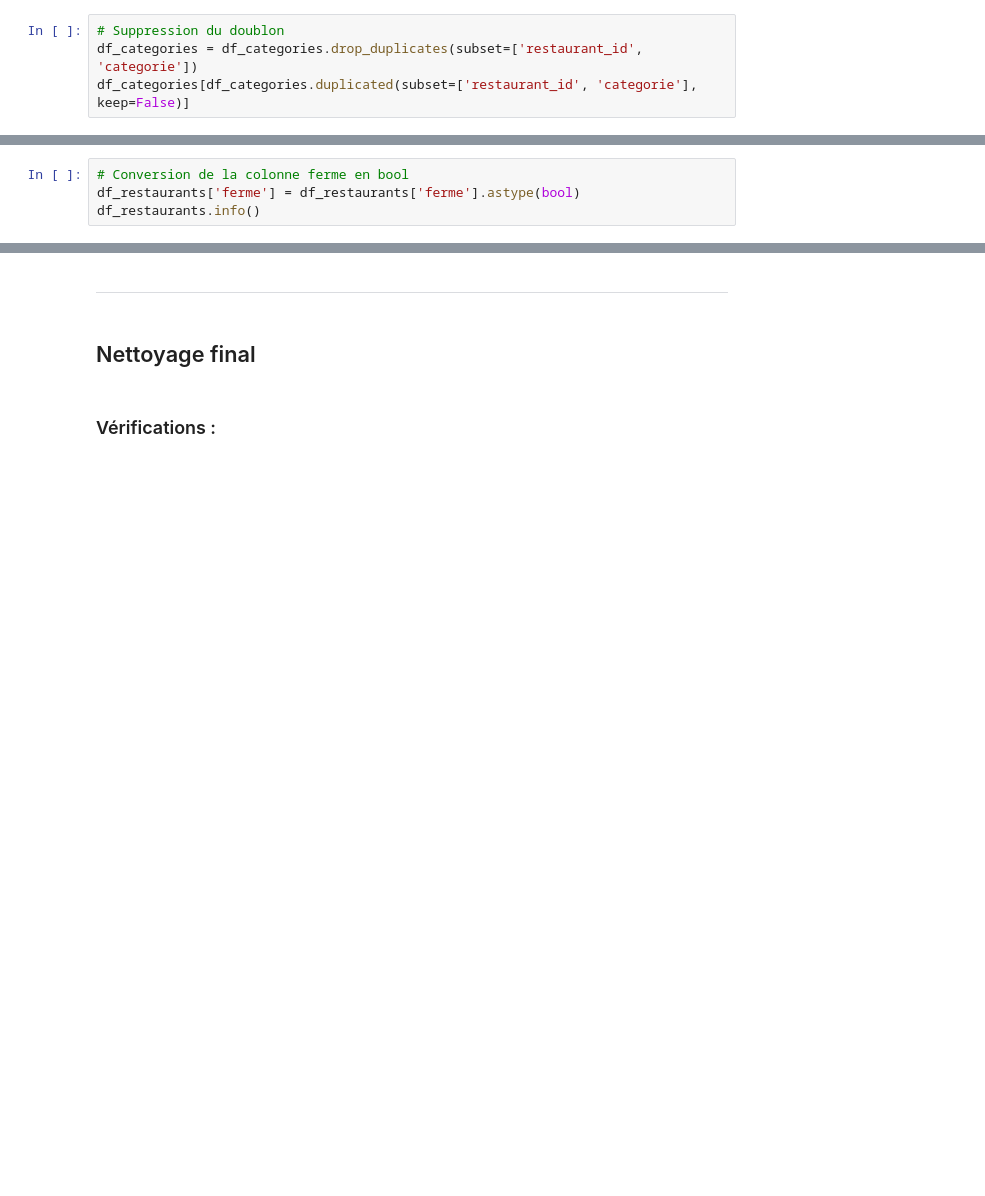
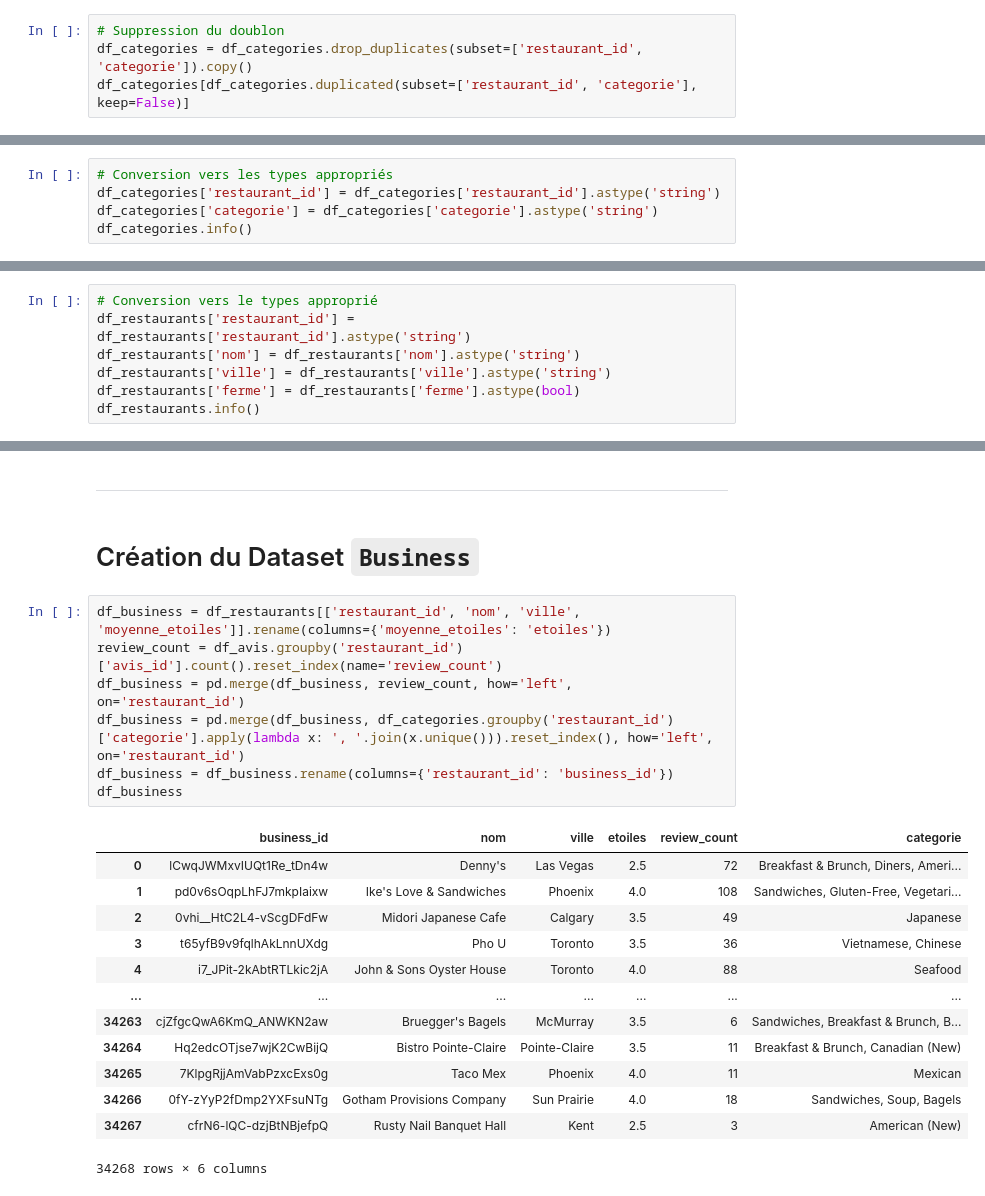
Before and after one commit to Marc-AntoineMercier/420-514-MV-TP03, a Jupyter notebook: nettoyage.ipynb, the cells around one changed output, grey strips where cells are left out. Cells and saved outputs as stored; diff of their text form; blank space fills up the shorter version.

Commit message:
Peaufinage des nettoyags | Création df_business

```diff
--- a/nettoyage.ipynb
+++ b/nettoyage.ipynb
@@ -262,7 +265,12 @@ df_categories[(df_categories['categorie'] == '') | (df_categories['restaurant_id
 ### Nettoyage :
 # %%
 # Suppression du doublon
-df_categories = df_categories.drop_duplicates(subset=['restaurant_id', 'categorie'])
+df_categories = df_categories.drop_duplicates(subset=['restaurant_id', 'categorie']).copy()
 df_categories[df_categories.duplicated(subset=['restaurant_id', 'categorie'], keep=False)]
 # %% [output]
 |  | restaurant_id | categorie |
+# %%
+# Conversion vers les types appropriés
+df_categories['restaurant_id'] = df_categories['restaurant_id'].astype('string')
+df_categories['categorie'] = df_categories['categorie'].astype('string')
+df_categories.info()
@@ -782,6 +826,9 @@ df_restaurants[(df_restaurants['moyenne_etoiles'] < 1.0) | (df_restaurants['moye
 df_restaurants = df_restaurants.drop(columns=['zone'])
 # %%
-# Conversion de la colonne ferme en bool
+# Conversion vers le types approprié
+df_restaurants['restaurant_id'] = df_restaurants['restaurant_id'].astype('string')
+df_restaurants['nom'] = df_restaurants['nom'].astype('string')
+df_restaurants['ville'] = df_restaurants['ville'].astype('string')
 df_restaurants['ferme'] = df_restaurants['ferme'].astype(bool)
 df_restaurants.info()
 # %% [output]
@@ -1060,7 +1110,26 @@ df_utilisateurs
 748247 rows × 5 columns
 # %% [markdown]
 ---
-# %% [markdown]
-## Nettoyage final
-# %% [markdown]
-### Vérifications :
+# %% [markdown]
+# Création du Dataset `Business`
+# %%
+df_business = df_restaurants[['restaurant_id', 'nom', 'ville', 'moyenne_etoiles']].rename(columns={'moyenne_etoiles': 'etoiles'})
+review_count = df_avis.groupby('restaurant_id')['avis_id'].count().reset_index(name='review_count')
+df_business = pd.merge(df_business, review_count, how='left', on='restaurant_id')
+df_business = pd.merge(df_business, df_categories.groupby('restaurant_id')['categorie'].apply(lambda x: ', '.join(x.unique())).reset_index(), how='left', on='restaurant_id')
+df_business = df_business.rename(columns={'restaurant_id': 'business_id'})
+df_business
+# %% [output]
+|  | business_id | nom | ville | etoiles | review_count | categorie |
+| 0 | lCwqJWMxvIUQt1Re_tDn4w | Denny's | Las Vegas | 2.5 | 72 | Breakfast & Brunch, Diners, Ameri... |
+| 1 | pd0v6sOqpLhFJ7mkpIaixw | Ike's Love & Sandwiches | Phoenix | 4.0 | 108 | Sandwiches, Gluten-Free, Vegetari... |
+| 2 | 0vhi__HtC2L4-vScgDFdFw | Midori Japanese Cafe | Calgary | 3.5 | 49 | Japanese |
+| 3 | t65yfB9v9fqlhAkLnnUXdg | Pho U | Toronto | 3.5 | 36 | Vietnamese, Chinese |
+| 4 | i7_JPit-2kAbtRTLkic2jA | John & Sons Oyster House | Toronto | 4.0 | 88 | Seafood |
+| ... | ... | ... | ... | ... | ... | ... |
+| 34263 | cjZfgcQwA6KmQ_ANWKN2aw | Bruegger's Bagels | McMurray | 3.5 | 6 | Sandwiches, Breakfast & Brunch, B... |
+| 34264 | Hq2edcOTjse7wjK2CwBijQ | Bistro Pointe-Claire | Pointe-Claire | 3.5 | 11 | Breakfast & Brunch, Canadian (New) |
+| 34265 | 7KlpgRjjAmVabPzxcExs0g | Taco Mex | Phoenix | 4.0 | 11 | Mexican |
+| 34266 | 0fY-zYyP2fDmp2YXFsuNTg | Gotham Provisions Company | Sun Prairie | 4.0 | 18 | Sandwiches, Soup, Bagels |
+| 34267 | cfrN6-lQC-dzjBtNBjefpQ | Rusty Nail Banquet Hall | Kent | 2.5 | 3 | American (New) |
+34268 rows × 6 columns
```
Also changed, not shown: parts of 21 cells of this notebook.
